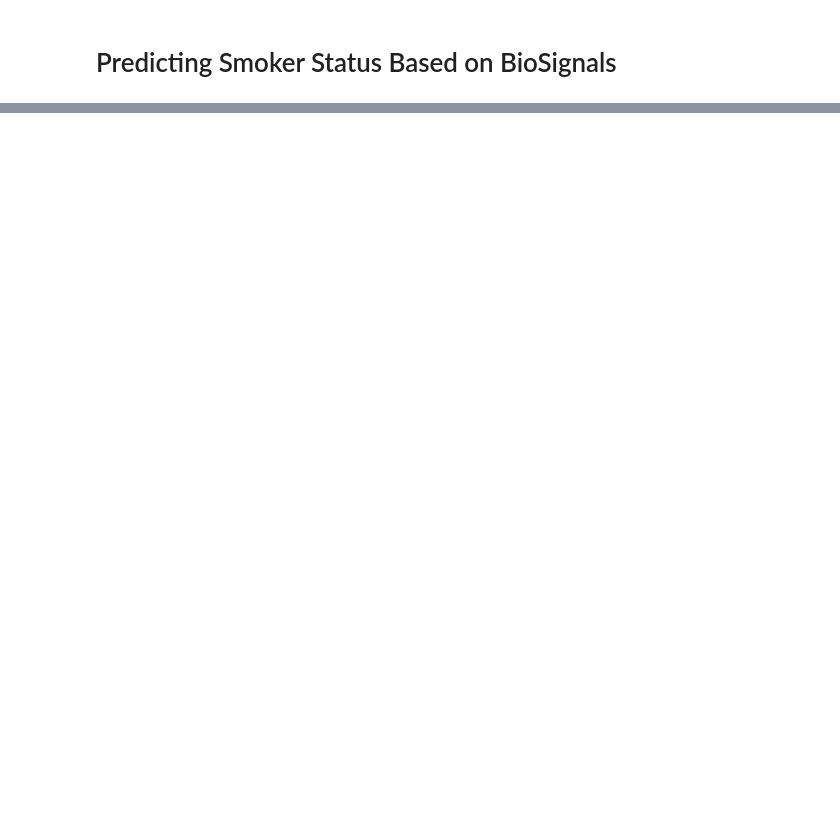
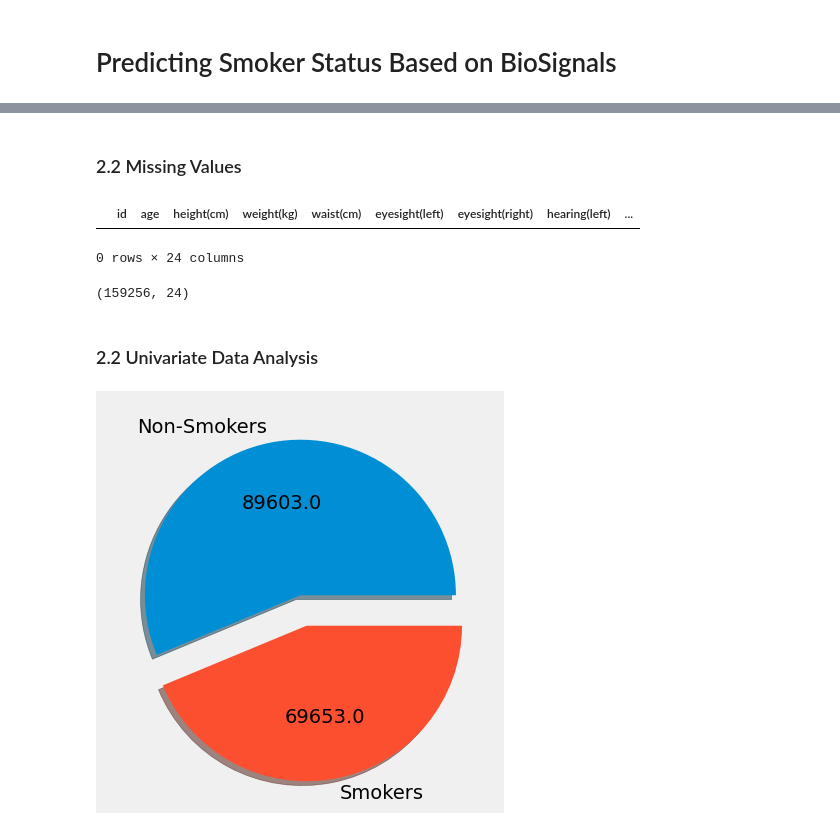
Before and after one commit to rageh-ai/smoker_status, a Jupyter notebook: smoke_stat.ipynb, the cells around one changed output, grey strips where cells are left out. Cells and saved outputs as stored; diff of their text form; code cells hidden in the pictures; blank space fills up the shorter version.

```diff
--- a/smoke_stat.ipynb
+++ b/smoke_stat.ipynb
@@ -211,0 +28,3 @@ scores = cross_val_score(rf, X, y, scoring='accuracy', cv=10)
+# %%
+train = pd.read_csv('sample_data/train.csv')
+test = pd.read_csv('sample_data/test.csv')
@@ -211,0 +55,29 @@ scores = cross_val_score(rf, X, y, scoring='accuracy', cv=10)
+# %% [markdown]
+<h3>2.2 Missing Values </h3>
+# %%
+train[train.isnull().values.any(axis=1)]
+# %% [output]
+|  | id | age | height(cm) | weight(kg) | waist(cm) | eyesight(left) | eyesight(right) | hearing(left) | ... |
+0 rows × 24 columns
+# %%
+train = train[~train.isnull().values.any(axis=1)]
+train.shape
+# %% [output]
+(159256, 24)
+# %% [markdown]
+<h3> 2.2 Univariate Data Analysis </h3>
+# %%
+train_target = train["smoking"].value_counts()
+
+def absolute_value(val):
+    a  = np.round(val/100.*train_target.sum(), 0)
+    return a
+
+mylabels = ["Non-Smokers", "Smokers"]
+plt.style.use('fivethirtyeight')
+myexplode = [0, 0.2]
+plt.pie(train_target, labels= mylabels, explode=myexplode, shadow=True,
+        autopct=absolute_value)
+plt.show()
+# %% [output]
+[figure, added]
```
Also changed, not shown: parts of 99 cells of this notebook.
